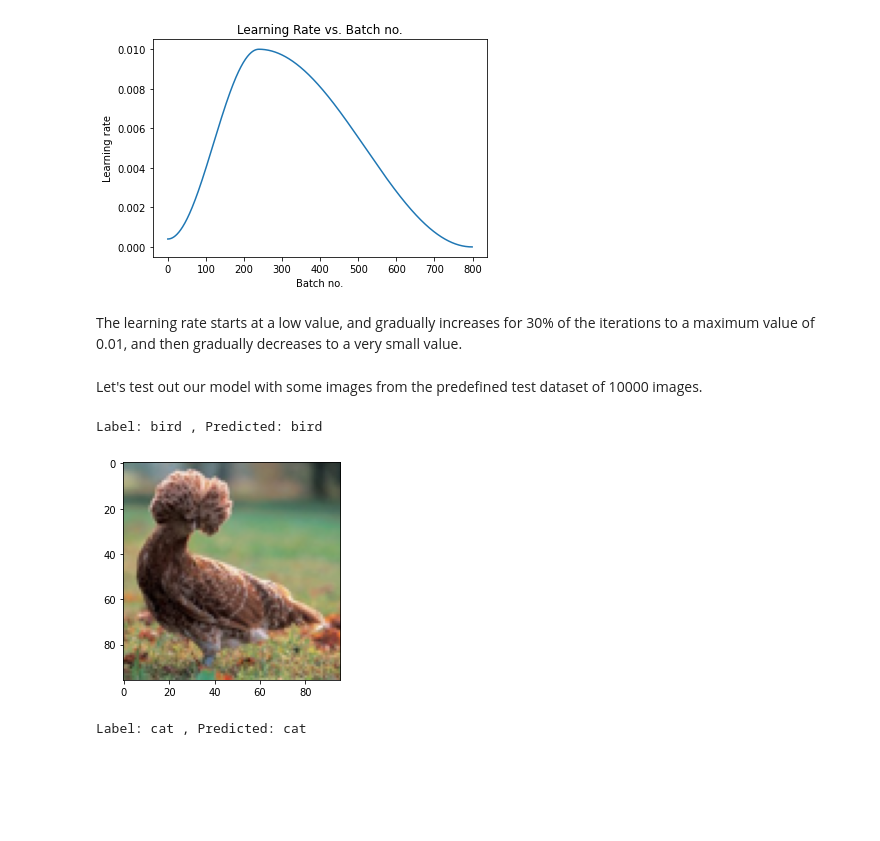
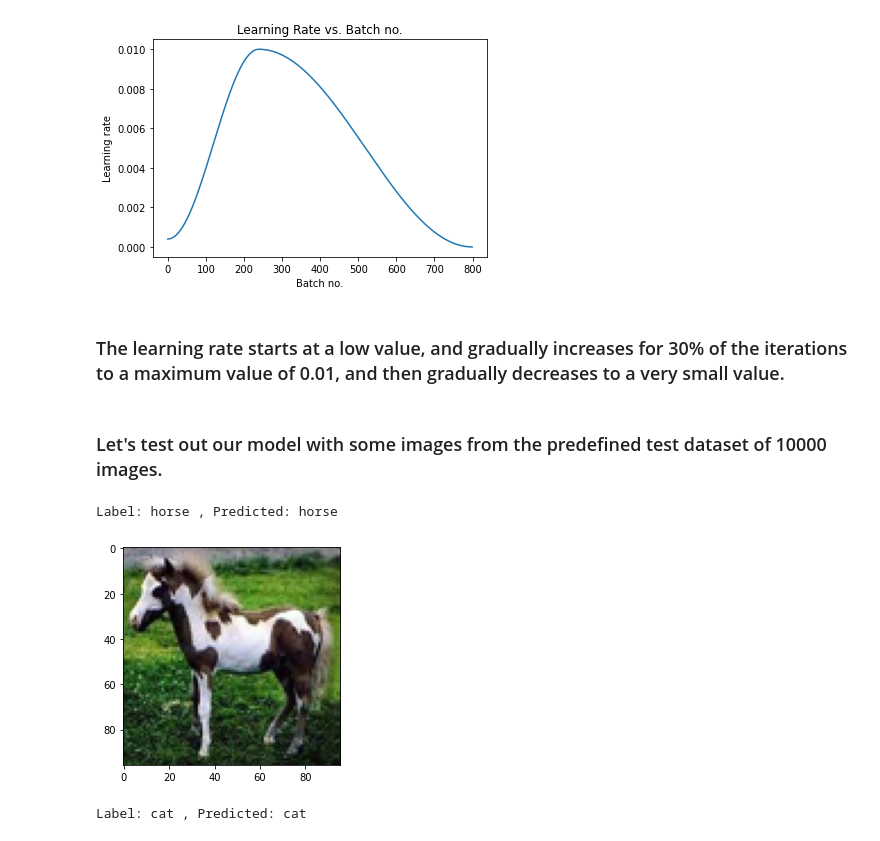
Before and after one commit to adityawithdoublea/qstp_dl, a Jupyter notebook: qstp_dl_cv.ipynb, the cells around one changed output. Cells and saved outputs as stored; diff of their text form; code cells hidden in the pictures; blank space fills up the shorter version.

```diff
--- a/qstp_dl_cv.ipynb
+++ b/qstp_dl_cv.ipynb
@@ -268,10 +253,0 @@ class SimpleResidualBlock(nn.Module):
-# %%
-simple_resnet = to_device(SimpleResidualBlock(), device)
-
-for images, labels in train_dl:
-    out = simple_resnet(images)
-    print(out.shape)
-    break
-
-del simple_resnet, images, labels
-torch.cuda.empty_cache()
@@ -508,9 +480,9 @@ plot_lrs(history)
 # %% [output]
 [figure]
 # %% [markdown]
-The learning rate starts at a low value, and gradually increases for 30% of the iterations to a maximum value of 0.01, and then gradually decreases to a very small value.
+### The learning rate starts at a low value, and gradually increases for 30% of the iterations to a maximum value of 0.01, and then gradually decreases to a very small value.
 # %% [markdown]
-Let's test out our model with some images from the predefined test dataset of 10000 images.
+### Let's test out our model with some images from the predefined test dataset of 10000 images.
 # %%
 def predict_image(img, model):
     # Convert to a batch of 1
@@ -522,12 +494,12 @@ def predict_image(img, model):
     # Retrieve the class label
     return train_ds.classes[preds[0].item()]
 # %%
-img, label = val_ds[0]
+img, label = val_ds[128]
 plt.imshow(img.permute(1, 2, 0).clamp(0, 1))
 print('Label:', train_ds.classes[label], ', Predicted:', predict_image(img, model))
 # %% [output]
-Label: bird , Predicted: bird
+Label: horse , Predicted: horse
-[figure, old version]
+[figure, new version]
 # %%
 img, label = val_ds[256]
 plt.imshow(img.permute(1, 2, 0))
```
Also changed, not shown: parts of 22 cells of this notebook.
